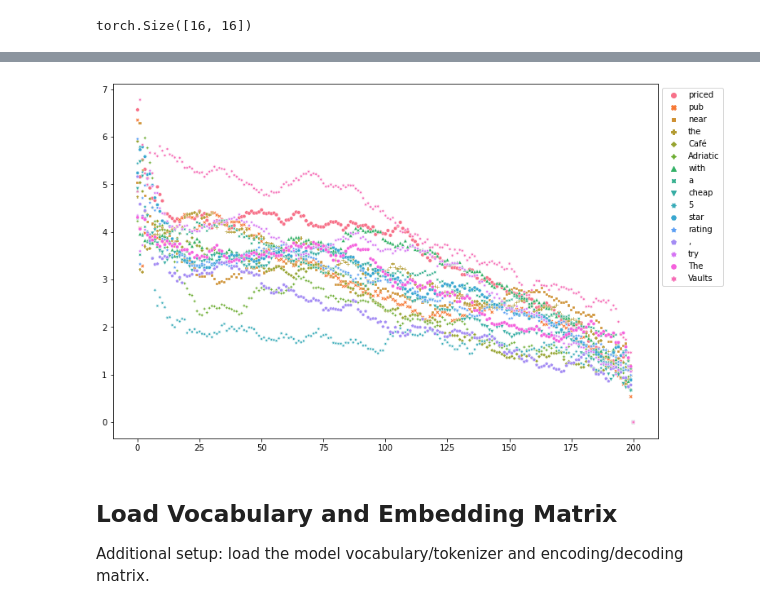
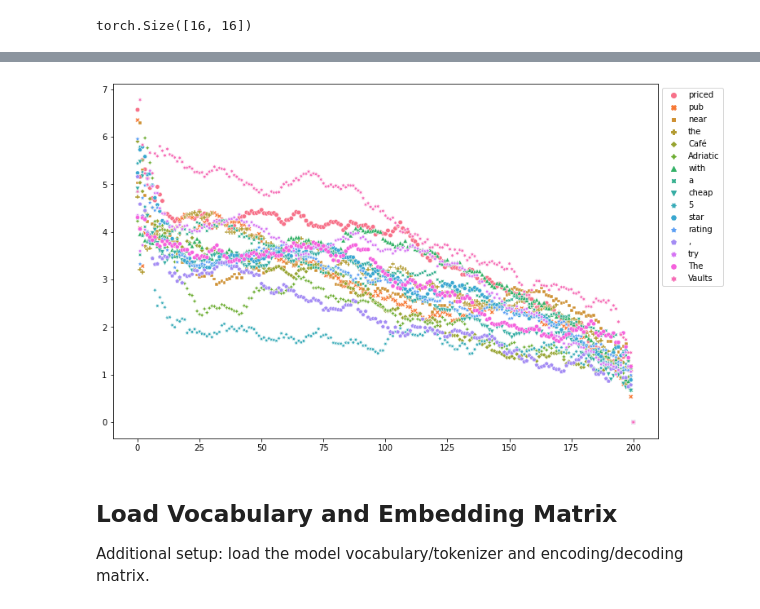
Before and after one commit to AmirZur/Diffusion-LM, a Jupyter notebook: transformers/examples/pytorch/language-modeling/playground.ipynb, the cells around one changed output, grey strips where cells are left out. Saved outputs shown, nothing was run; the diff lists cells and outputs as text; code cells hidden in the pictures.

```diff
--- a/transformers/examples/pytorch/language-modeling/playground.ipynb
+++ b/transformers/examples/pytorch/language-modeling/playground.ipynb
@@ -157,12 +157,12 @@ data.head()
 # %%
 fig = plt.gcf()
 
 fig.set_size_inches(12, 8)
 
-ax = sns.scatterplot(data=data, s=20)
+ax = sns.scatterplot(data=data, s=30)
 sns.move_legend(ax, "upper left", bbox_to_anchor=(1, 1))
 # %% [output]
-[figure, old version]
+[figure, new version]
 # %% [markdown]
 ## Load Vocabulary and Embedding Matrix
 
```
Also changed, not shown: parts of 5 cells of this notebook.
